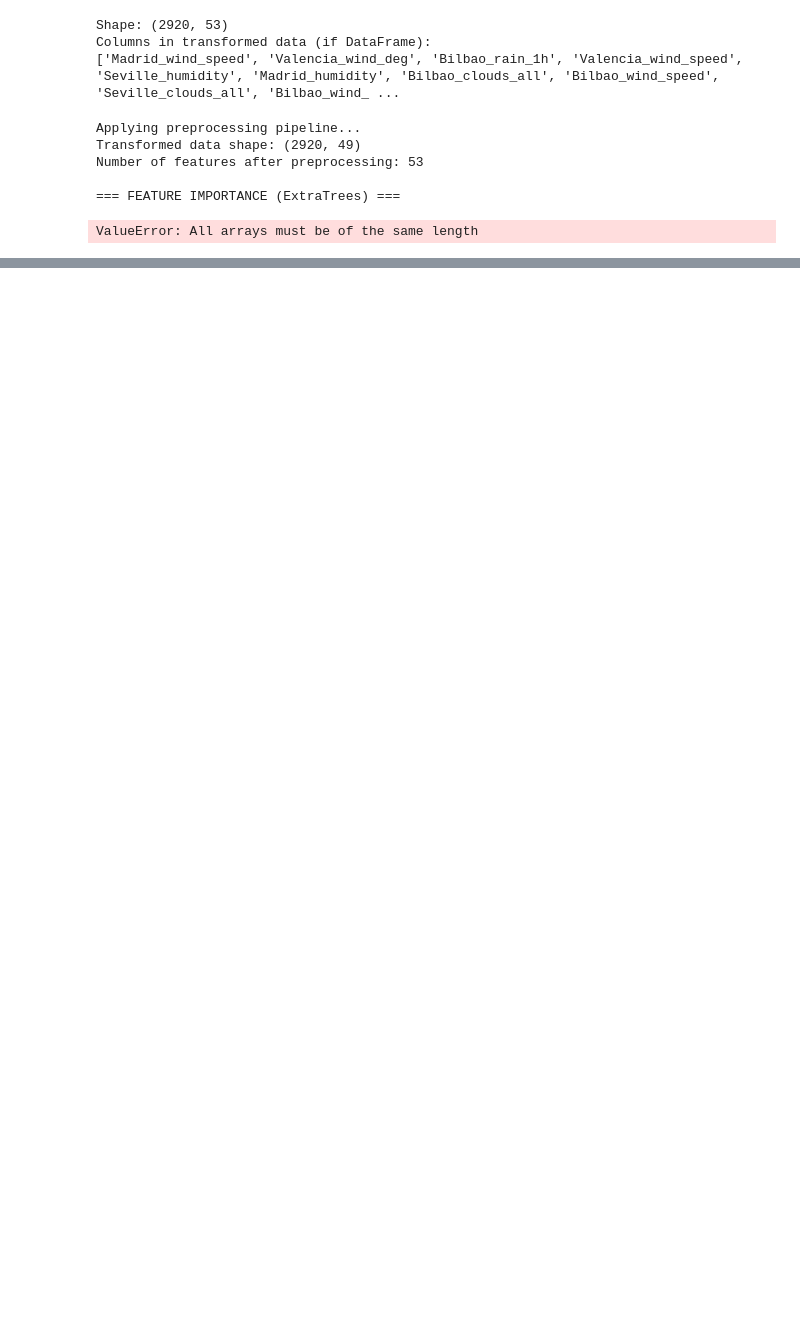
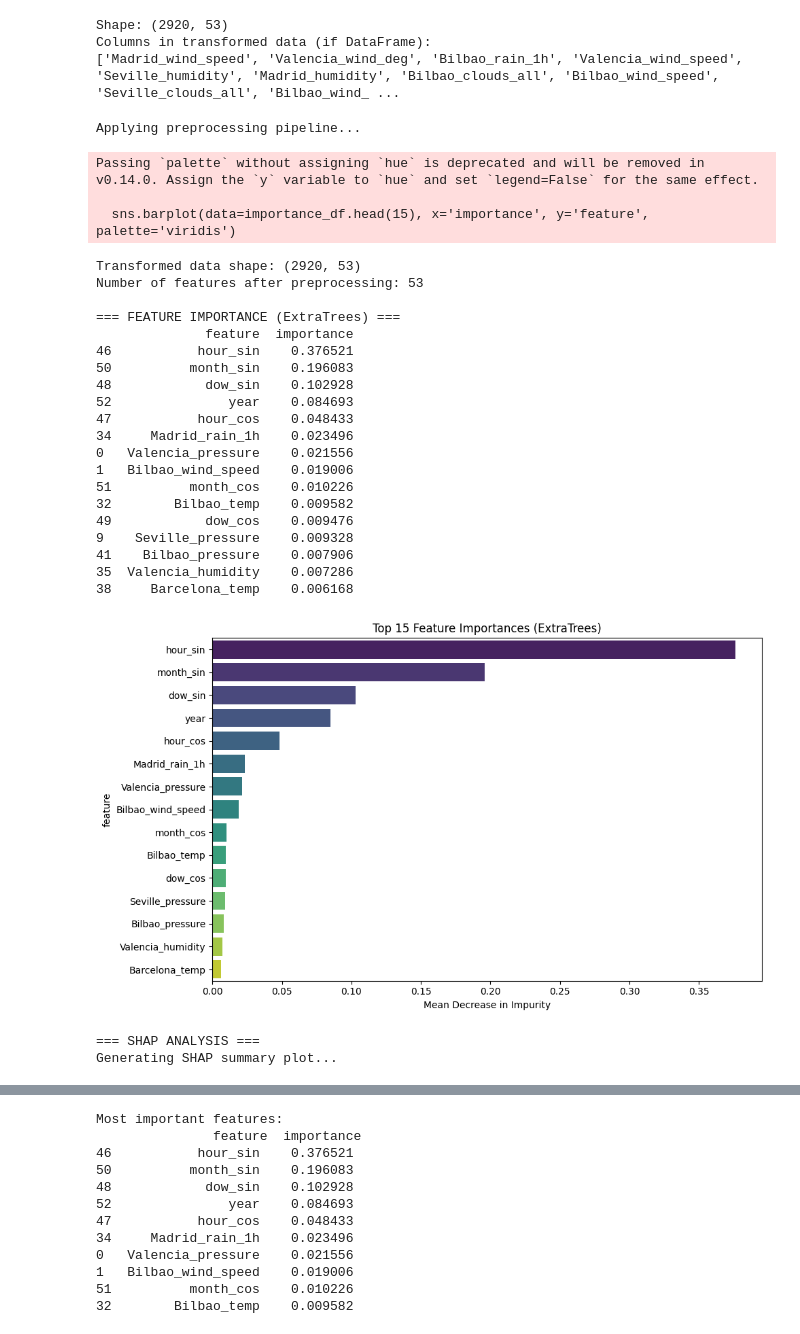
Before and after one commit to LeonAck/Electricity-Shortfall-Challenge, a Jupyter notebook: notebooks/test_model.ipynb, the cells around one changed output, grey strips where cells are left out. Drawn from its saved outputs; the diff is of its cells as text; code cells hidden in the pictures; blank space fills up the shorter version.

```diff
--- a/notebooks/test_model.ipynb
+++ b/notebooks/test_model.ipynb
@@ -86,7 +93,7 @@ Columns in transformed data (if DataFrame):
 # %%
 # What's in expected but NOT in actual?
 
-expected = preprocessor.get_feature_names_out(train_df.columns)
+expected = preprocessor.named_steps['preprocessor'].get_feature_names_out(train_df.columns)
 actual = X_transformed.columns.tolist() if isinstance(X_transformed, pd.DataFrame) else []
 missing = set(expected) - set(actual)
 print("Missing (expected but not in actual):", missing)
@@ -201,20 +209,41 @@ def analyze_weather_pipeline_no_target(pipeline, test_df, feature_names_transfor
 # %%
 # Assuming:
 # - pipeline: your trained pipeline object
 # - test_df: your test DataFrame (without target)
 
-results = analyze_weather_pipeline_no_target(pipeline, test_df, feature_names_transformed=preprocessor.get_feature_names_out(train_df.columns))
+results = analyze_weather_pipeline_no_target(pipeline, test_df, feature_names_transformed=preprocessor.named_steps['preprocessor'].get_feature_names_out(train_df.columns))
 
 # Optional: save or inspect top features
 top_features = results['feature_importance'].head(10)
 print("Most important features:\n", top_features)
 
 # Access SHAP values
 shap_values = results['shap_values']
 # %% [output]
 Applying preprocessing pipeline...
-Transformed data shape: (2920, 49)
-Number of features after preprocessing: 53
-
-=== FEATURE IMPORTANCE (ExtraTrees) ===
-ValueError: All arrays must be of the same length
+Passing `palette` without assigning `hue` is deprecated and will be removed in v0.14.0. Assign the `y` variable to `hue` and set `legend=False` for the same effect.
+
+  sns.barplot(data=importance_df.head(15), x='importance', y='feature', palette='viridis')
+Transformed data shape: (2920, 53)
+Number of features after preprocessing: 53
+
+=== FEATURE IMPORTANCE (ExtraTrees) ===
+              feature  importance
+46           hour_sin    0.376521
+50          month_sin    0.196083
+48            dow_sin    0.102928
+52               year    0.084693
+47           hour_cos    0.048433
+34     Madrid_rain_1h    0.023496
+0   Valencia_pressure    0.021556
+1   Bilbao_wind_speed    0.019006
+51          month_cos    0.010226
+32        Bilbao_temp    0.009582
+49            dow_cos    0.009476
+9    Seville_pressure    0.009328
+41    Bilbao_pressure    0.007906
+35  Valencia_humidity    0.007286
+38     Barcelona_temp    0.006168
+[figure, added]
+=== SHAP ANALYSIS ===
+Generating SHAP summary plot...
@@ -220,0 +252,12 @@ ValueError: All arrays must be of the same length
+Most important features:
+               feature  importance
+46           hour_sin    0.376521
+50          month_sin    0.196083
+48            dow_sin    0.102928
+52               year    0.084693
+47           hour_cos    0.048433
+34     Madrid_rain_1h    0.023496
+0   Valencia_pressure    0.021556
+1   Bilbao_wind_speed    0.019006
+51          month_cos    0.010226
+32        Bilbao_temp    0.009582
```
Also changed, not shown: parts of 7 cells of this notebook, 2 other files.
